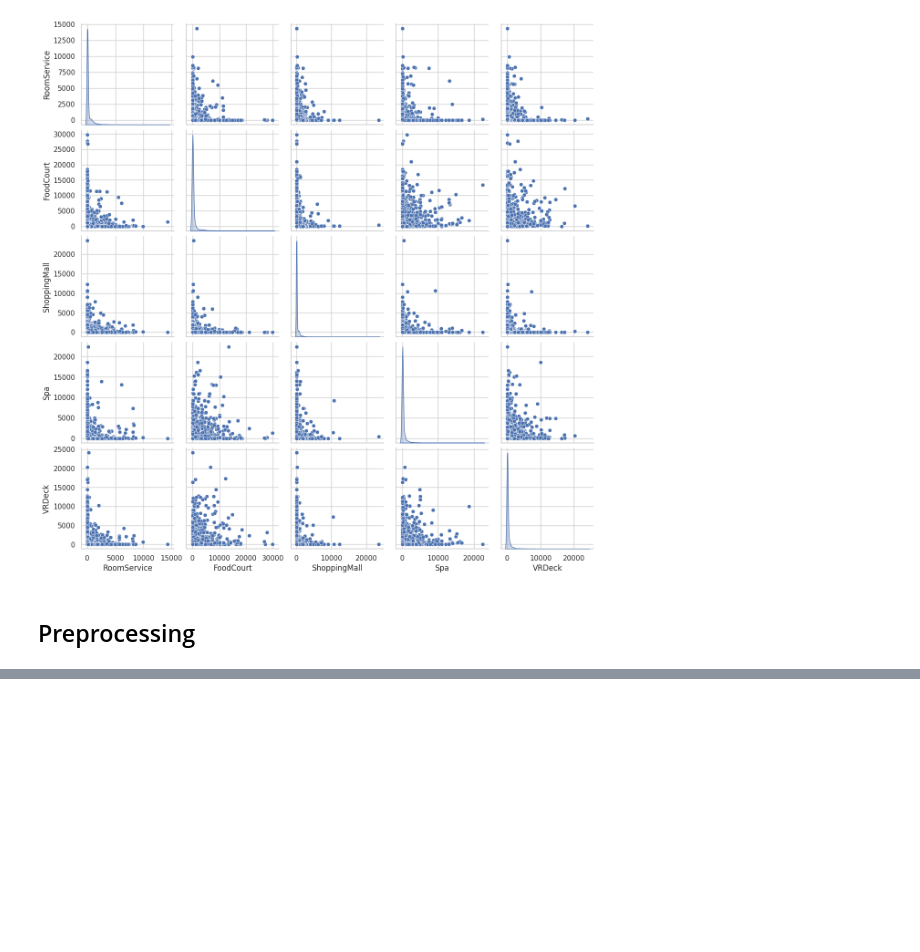
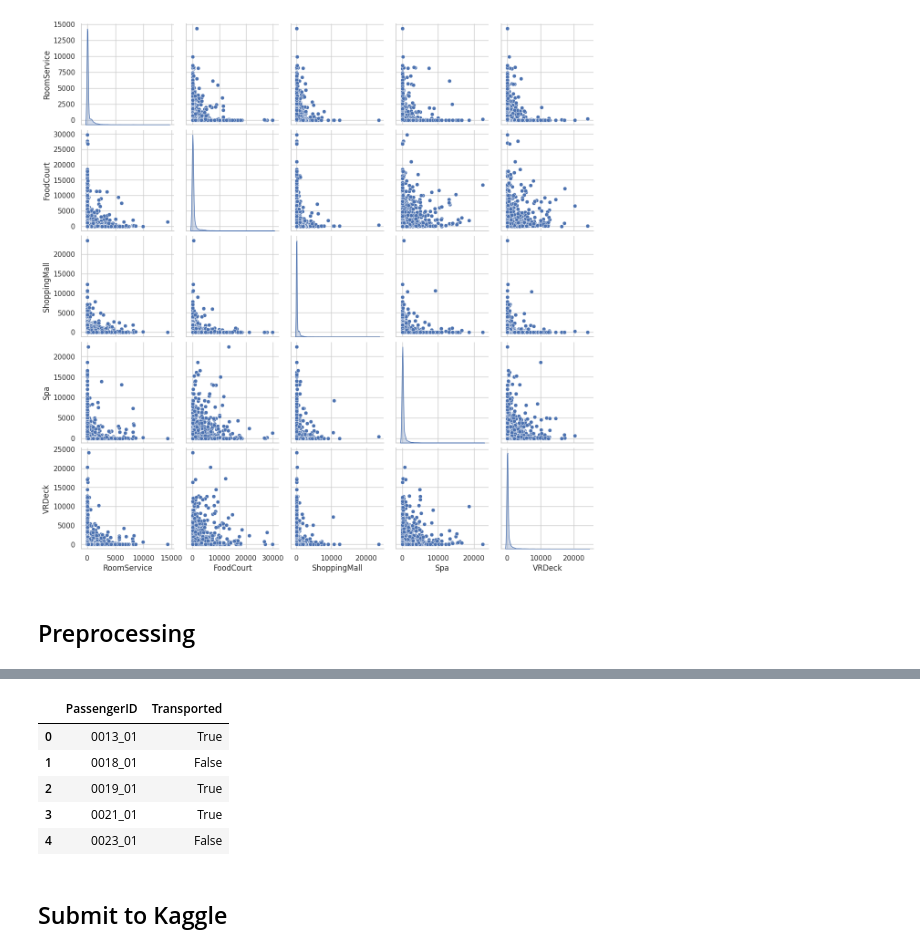
Before and after one commit to Ibrahim-AbuShara/EDA-practice-For-ML1, a Jupyter notebook: spaceship_titanic.ipynb, the cells around one changed output, grey strips where cells are left out. Cells and saved outputs as stored; diff of their text form; code cells hidden in the pictures; blank space fills up the shorter version.

```diff
--- a/spaceship_titanic.ipynb
+++ b/spaceship_titanic.ipynb
@@ -461,0 +495,14 @@ memory usage: 959.4+ KB
+# %%
+pipelines = {
+    'rf': make_pipeline(StandardScaler(), RandomForestClassifier(random_state=1234)),
+    'gb': make_pipeline(StandardScaler(), GradientBoostingClassifier(random_state=1234))
+}
+# %%
+grid = {
+    'rf': {
+        'randomforestclassifier__n_estimators':[100,200,300]
+    },
+    'gb':{
+        'gradientboostingclassifier__n_estimators':[100,200,300]
+    }
+}
@@ -461,0 +517,12 @@ memory usage: 959.4+ KB
+# %%
+# Create a blank dictionary to hold the models
+fit_models = {}
+# Loop through all the algos
+for algo, pipeline in pipelines.items():
+  print(f'Training the {algo} model.')
+  # Create new Grid Search CV Cclass
+  model = GridSearchCV(pipeline, grid[algo], n_jobs=-1, cv=10, error_score='raise')
+  # Train the model
+  model.fit(X_train, y_train)
+  # Store results inside of the dictionary
+  fit_models[algo] = model
@@ -461,0 +561,9 @@ memory usage: 959.4+ KB
+# %%
+# Read in the Test CSV Dataset
+test_df = pd.read_csv('test.csv')
+# Deep copy
+abt_test = test_df.copy()
+# Run through the preocessing pipeline
+abt_test=preprocessing(abt_test)
+# One hot encode categorical variables
+abt_test = pd.get_dummies(abt_test.drop('PassengerId', axis=1))
@@ -461,0 +581,14 @@ memory usage: 959.4+ KB
+# %%
+yhat_test = fit_models['rf'].predict(abt_test)
+submission = pd.DataFrame([test_df['PassengerId'], yhat_test]).T
+submission.columns = ['PassengerID', 'Transported']
+submission.head()
+# %% [output]
+|  | PassengerID | Transported |
+| 0 | 0013_01 | True |
+| 1 | 0018_01 | False |
+| 2 | 0019_01 | True |
+| 3 | 0021_01 | True |
+| 4 | 0023_01 | False |
+# %% [markdown]
+## Submit to Kaggle
```
Also changed, not shown: parts of 28 cells of this notebook.
